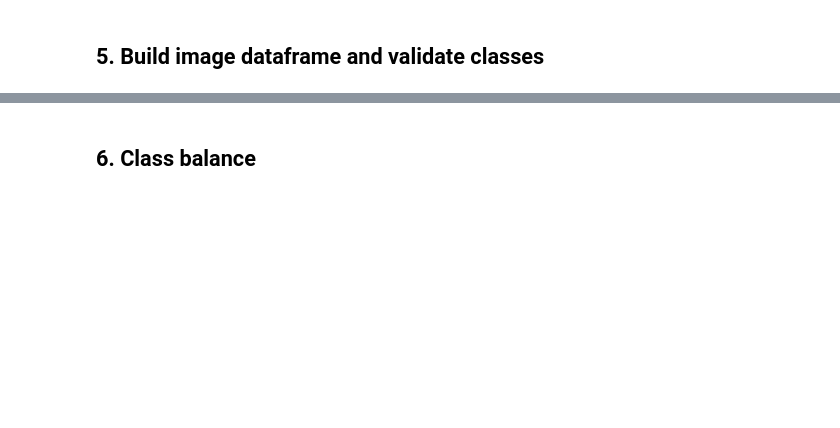
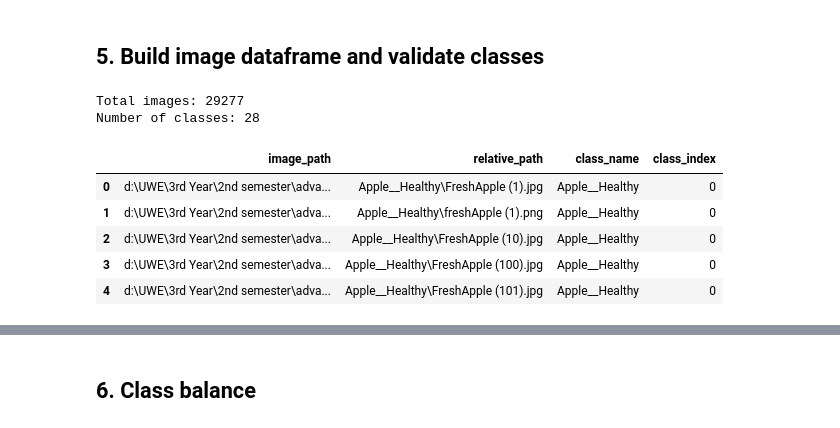
Before and after one commit to muoimeo/advanced-ai-brfn, a Jupyter notebook: notebooks/01_eda.ipynb, the cells around one changed output, grey strips where cells are left out. Drawn from its saved outputs; the diff is of its cells as text; code cells hidden in the pictures; blank space fills up the shorter version.

```diff
--- a/notebooks/01_eda.ipynb
+++ b/notebooks/01_eda.ipynb
@@ -55,5 +70,0 @@ The raw dataset stays in the Kaggle environment. Do not commit it to GitHub.
-# %%
-DATASET_SLUG = "muhammad0subhan/fruit-and-vegetable-disease-healthy-vs-rotten"
-
-download_path = Path(kagglehub.dataset_download(DATASET_SLUG))
-print("Downloaded dataset path:", download_path)
@@ -59,0 +77,14 @@ print("Downloaded dataset path:", download_path)
+# %%
+# If you have already extracted the dataset manually, set this to that folder.
+# Otherwise leave it as None and KaggleHub will download into data/raw/kagglehub.
+LOCAL_DATASET_PATH = None
+# Example:
+# LOCAL_DATASET_PATH = PROJECT_ROOT / "data" / "raw" / "fruit-and-vegetable-disease-healthy-vs-rotten"
+
+if LOCAL_DATASET_PATH is not None:
+    download_path = Path(LOCAL_DATASET_PATH).expanduser().resolve()
+else:
+    download_path = Path(kagglehub.dataset_download(DATASET_SLUG))
+
+print("Dataset path:", download_path)
+print("Dataset path exists:", download_path.exists())
@@ -105,0 +108,8 @@ for class_dir in class_dirs:
+# %%
+dataset_root = find_dataset_root(download_path, expected_classes=NUM_CLASSES)
+print("Selected dataset root:", dataset_root)
+
+class_dirs = sorted([p for p in dataset_root.iterdir() if p.is_dir()])
+print("Class folder count:", len(class_dirs))
+for class_dir in class_dirs:
+    print(class_dir.name)
@@ -107,18 +135,25 @@ for class_dir in class_dirs:
 ## 5. Build image dataframe and validate classes
 # %%
 df = build_image_dataframe(dataset_root)
-df["relative_path"] = df["image_path"].apply(lambda p: str(Path(p).relative_to(dataset_root)))
-
 class_names, class_to_index = build_class_name_mapping(df)
 df["class_index"] = df["class_name"].map(class_to_index)
 
 print("Total images:", len(df))
 print("Number of classes:", len(class_names))
 display(df.head())
 
 assert len(class_names) == NUM_CLASSES, f"Expected {NUM_CLASSES} classes, found {len(class_names)}"
 assert df["class_name"].isna().sum() == 0
 assert df["image_path"].duplicated().sum() == 0
+# %% [output]
+Total images: 29277
+Number of classes: 28
+|  | image_path | relative_path | class_name | class_index |
+| 0 | d:\UWE\3rd Year\2nd semester\adva... | Apple__Healthy\FreshApple (1).jpg | Apple__Healthy | 0 |
+| 1 | d:\UWE\3rd Year\2nd semester\adva... | Apple__Healthy\freshApple (1).png | Apple__Healthy | 0 |
+| 2 | d:\UWE\3rd Year\2nd semester\adva... | Apple__Healthy\FreshApple (10).jpg | Apple__Healthy | 0 |
+| 3 | d:\UWE\3rd Year\2nd semester\adva... | Apple__Healthy\FreshApple (100).jpg | Apple__Healthy | 0 |
+| 4 | d:\UWE\3rd Year\2nd semester\adva... | Apple__Healthy\FreshApple (101).jpg | Apple__Healthy | 0 |
 # %%
 print("Class names:")
 for idx, name in enumerate(class_names):
```
Also changed, not shown: parts of 26 cells of this notebook, 15 other files.
